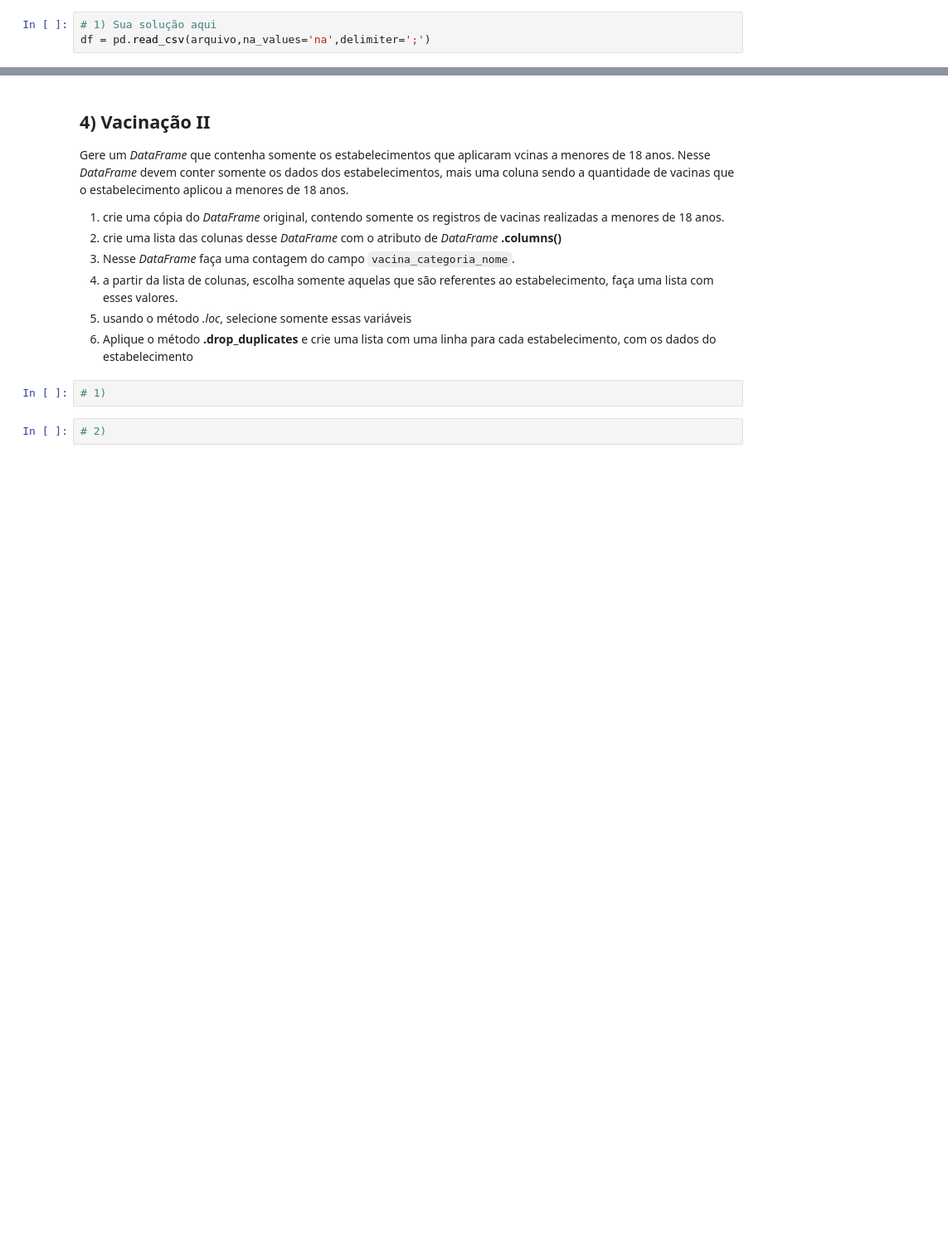
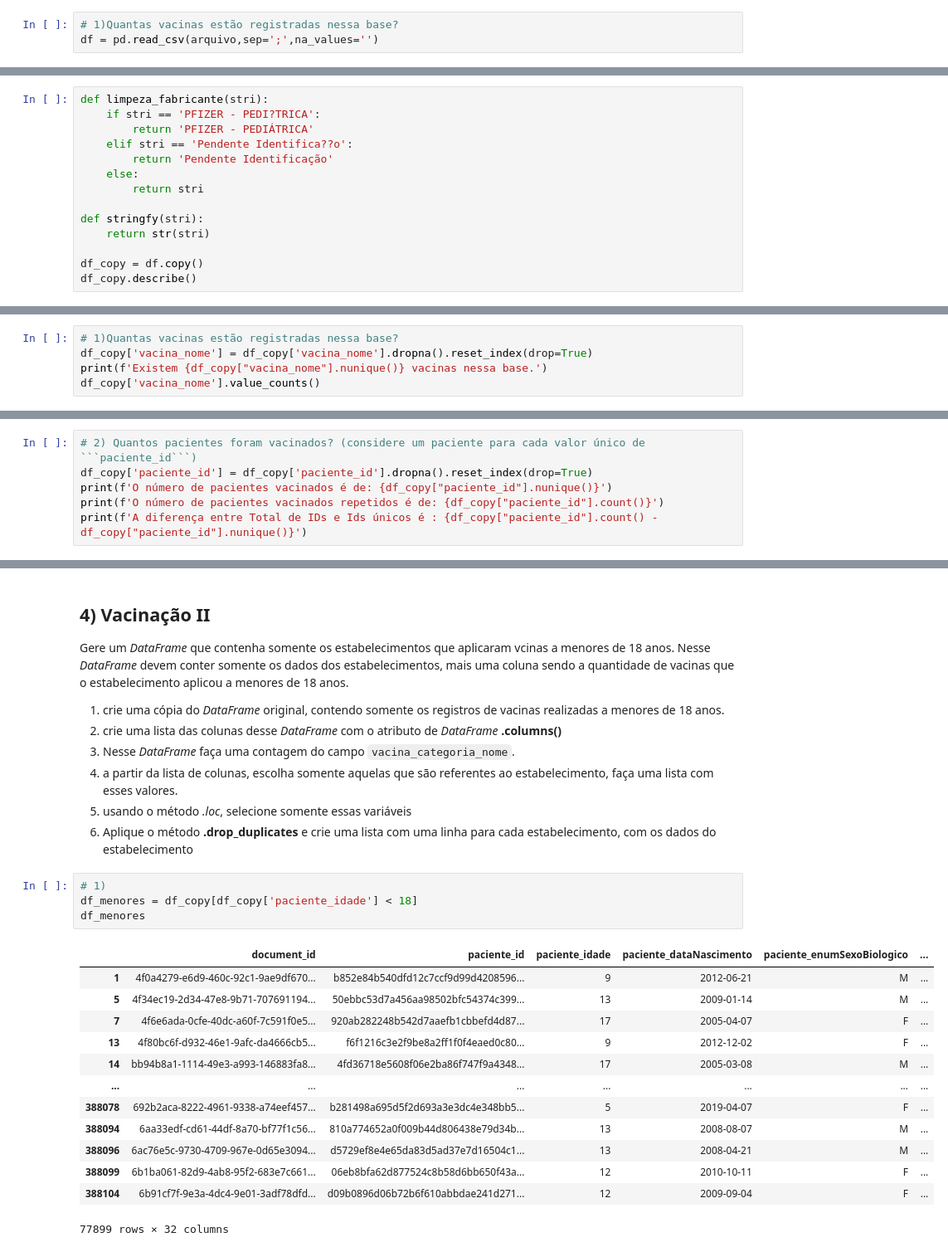
Before and after one commit to vini547/volta-zero, a Jupyter notebook: Mod04_Tarefa_aula_03_a_05_(base) (1).ipynb, the cells around one changed output, grey strips where cells are left out. Shown at 83% size. Drawn from its saved outputs; the diff is of its cells as text; blank space fills up the shorter version.

````diff
--- a/Mod04_Tarefa_aula_03_a_05_(base) (1).ipynb
+++ b/Mod04_Tarefa_aula_03_a_05_(base) (1).ipynb
@@ -152,3 +188,3 @@ arquivo = 'https://s3.sa-east-1.amazonaws.com/ckan.saude.gov.br/SIPNI/COVID/uf/u
 # %%
-# 1) Sua solução aqui
-df = pd.read_csv(arquivo,na_values='na',delimiter=';')
+# 1)Quantas vacinas estão registradas nessa base?
+df = pd.read_csv(arquivo,sep=';',na_values='')
@@ -172,0 +193,14 @@ df.head()
+# %%
+def limpeza_fabricante(stri):
+    if stri == 'PFIZER - PEDI?TRICA':
+        return 'PFIZER - PEDIÁTRICA'
+    elif stri == 'Pendente Identifica??o':
+        return 'Pendente Identificação'
+    else:
+        return stri
+
+def stringfy(stri):
+    return str(stri)
+
+df_copy = df.copy()
+df_copy.describe()
@@ -172,0 +217,5 @@ df.head()
+# %%
+# 1)Quantas vacinas estão registradas nessa base?
+df_copy['vacina_nome'] = df_copy['vacina_nome'].dropna().reset_index(drop=True)
+print(f'Existem {df_copy["vacina_nome"].nunique()} vacinas nessa base.')
+df_copy['vacina_nome'].value_counts()
@@ -172,0 +240,6 @@ df.head()
+# %%
+# 2) Quantos pacientes foram vacinados? (considere um paciente para cada valor único de ```paciente_id```)
+df_copy['paciente_id'] = df_copy['paciente_id'].dropna().reset_index(drop=True)
+print(f'O número de pacientes vacinados é de: {df_copy["paciente_id"].nunique()}')
+print(f'O número de pacientes vacinados repetidos é de: {df_copy["paciente_id"].count()}')
+print(f'A diferença entre Total de IDs e Ids únicos é : {df_copy["paciente_id"].count() - df_copy["paciente_id"].nunique()}')
@@ -180,7 +278,21 @@ Gere um *DataFrame* que contenha somente os estabelecimentos que aplicaram vcina
 3. a partir da lista de colunas, escolha somente aquelas que são referentes ao estabelecimento, faça uma lista com esses valores.
 4. usando o método *.loc*, selecione somente essas variáveis
 5. Aplique o método **.drop_duplicates** e crie uma lista com uma linha para cada estabelecimento, com os dados do estabelecimento
-# %%
-# 1)
-# %%
-# 2)
+# %%
+# 1)
+df_menores = df_copy[df_copy['paciente_idade'] < 18]
+df_menores
+# %% [output]
+|  | document_id | paciente_id | paciente_idade | paciente_dataNascimento | paciente_enumSexoBiologico | ... |
+| 1 | 4f0a4279-e6d9-460c-92c1-9ae9df670... | b852e84b540dfd12c7ccf9d99d4208596... | 9 | 2012-06-21 | M | ... |
+| 5 | 4f34ec19-2d34-47e8-9b71-707691194... | 50ebbc53d7a456aa98502bfc54374c399... | 13 | 2009-01-14 | M | ... |
+| 7 | 4f6e6ada-0cfe-40dc-a60f-7c591f0e5... | 920ab282248b542d7aaefb1cbbefd4d87... | 17 | 2005-04-07 | F | ... |
+| 13 | 4f80bc6f-d932-46e1-9afc-da4666cb5... | f6f1216c3e2f9be8a2ff1f0f4eaed0c80... | 9 | 2012-12-02 | F | ... |
+| 14 | bb94b8a1-1114-49e3-a993-146883fa8... | 4fd36718e5608f06e2ba86f747f9a4348... | 17 | 2005-03-08 | M | ... |
+| ... | ... | ... | ... | ... | ... | ... |
+| 388078 | 692b2aca-8222-4961-9338-a74eef457... | b281498a695d5f2d693a3e3dc4e348bb5... | 5 | 2019-04-07 | F | ... |
+| 388094 | 6aa33edf-cd61-44df-8a70-bf77f1c56... | 810a774652a0f009b44d806438e79d34b... | 13 | 2008-08-07 | M | ... |
+| 388096 | 6ac76e5c-9730-4709-967e-0d65e3094... | d5729ef8e4e65da83d5ad37e7d16504c1... | 13 | 2008-04-21 | M | ... |
+| 388099 | 6b1ba061-82d9-4ab8-95f2-683e7c661... | 06eb8bfa62d877524c8b58d6bb650f43a... | 12 | 2010-10-11 | F | ... |
+| 388104 | 6b91cf7f-9e3a-4dc4-9e01-3adf78dfd... | d09b0896d06b72b6f610abbdae241d271... | 12 | 2009-09-04 | F | ... |
+77899 rows × 32 columns
````
Also changed, not shown: parts of 21 cells of this notebook.
